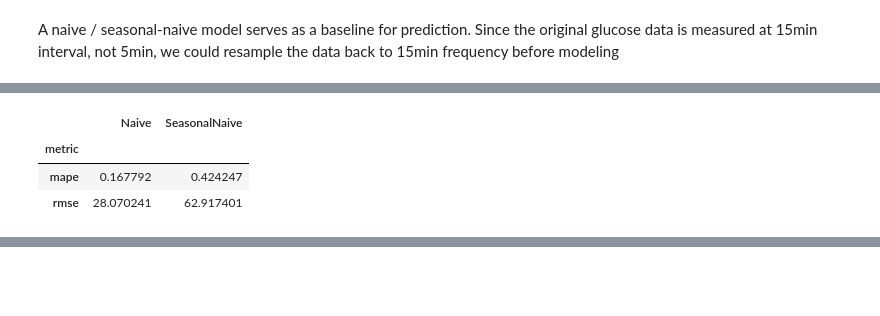
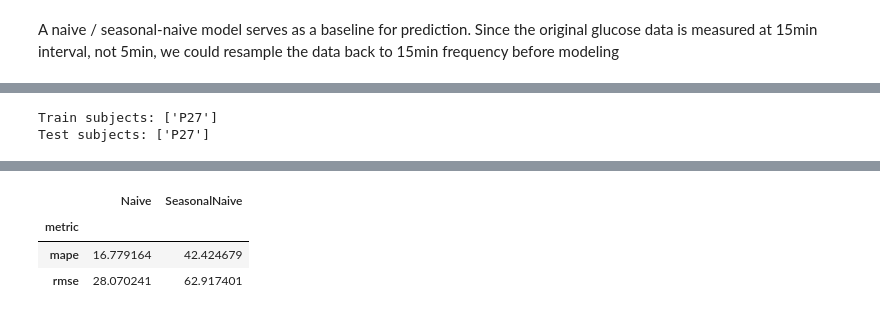
Before and after one commit to ChristopherKunze-Git/AdvancedTimeSeriesCourse-Engineering-Data, a Jupyter notebook: 2_BaselineModel/model_baseline.ipynb, the cells around one changed output, grey strips where cells are left out. Cells and saved outputs as stored; diff of their text form; code cells hidden in the pictures; blank space fills up the shorter version.

Commit message:
added other tasks to baseline

```diff
--- a/2_BaselineModel/model_baseline.ipynb
+++ b/2_BaselineModel/model_baseline.ipynb
@@ -148,29 +143,11 @@ test_multi
 train_multi_no_gaps
 |  | time | old_time | subj | glucose | burned_calories | heart_rate | basal_insulin | bolus_insulin | ... |
 | 0 | 2020-06-26 22:15:00 | 2020-06-26 22:15:00 | P27 | 112.0 | 22.655359 | 81.0 | 0.066 | 0.0 | ... |
+# %%
+dfs['train_multi_no_gaps_wp27'] = pd.concat([dfs['train_p27_no_gaps'], dfs['train_multi_no_gaps']])
+dfs['test_multi_no_gaps_wp27'] = pd.concat([dfs['test_p27_no_gaps'], dfs['test_multi_no_gaps']])
 # %% [markdown]
 # Baseline model: Naive
 # %% [markdown]
 A naive / seasonal-naive model serves as a baseline for prediction. Since the original glucose data is measured at 15min interval, not 5min, we could resample the data back to 15min frequency before modeling
-# %%
-freq = '5min' # change to '15min' to first resample data
-one_hour = pd.Timedelta('1h') // pd.Timedelta(freq)
-one_day = pd.Timedelta('1d') // pd.Timedelta(freq)
-
-df_train = dfs['train_p27_no_gaps']
-#df_train = pd.concat([dfs['train_multi_no_gaps'], dfs['train_p27_no_gaps']])
-df_test = dfs['test_p27_no_gaps']
-#df_test = dfs['test_multi_no_gaps']
-
-rename_map = {'subj':'unique_id', 'time': 'ds', 'glucose_imp': 'y'}
-
-covariates = ['heart_rate_imp', 'basal_insulin', 'bolus_insulin', 'hour_sin', 'hour_cos']
-
-df_train = (df_train[['subj', 'time', 'glucose_imp', *covariates]]
-              .groupby([pd.Grouper(key='time', freq=freq), 'subj']).first().reset_index()
-              .rename(columns=rename_map))
-
-df_test = (df_test[['subj', 'time', 'glucose_imp', *covariates]]
-              .groupby([pd.Grouper(key='time', freq=freq), 'subj']).first().reset_index()
-              .rename(columns=rename_map))
 # %%
@@ -238,7 +224,8 @@ Test subjects: ['P27']
-# %%
-scores.drop(columns='unique_id').groupby('metric').mean()
-# %% [output]
-|  | Naive | SeasonalNaive |
-| metric |  |  |
-| mape | 0.167792 | 0.424247 |
-| rmse | 28.070241 | 62.917401 |
+# %%
+preds, scores = eval_task('train_p27_no_gaps', 'test_p27_no_gaps')
+show_interactive_ts_plot(preds.set_index('ds'), ['y', 'Naive', 'SeasonalNaive'])
+scores.loc['mape'] = 100*scores.loc['mape']
+display(scores)
+# %% [output]
+Train subjects: ['P27']
+Test subjects: ['P27']
@@ -244,0 +233,4 @@ scores.drop(columns='unique_id').groupby('metric').mean()
+|  | Naive | SeasonalNaive |
+| metric |  |  |
+| mape | 16.779164 | 42.424679 |
+| rmse | 28.070241 | 62.917401 |
```
Also changed, not shown: parts of 7 cells of this notebook, 1 other file.
